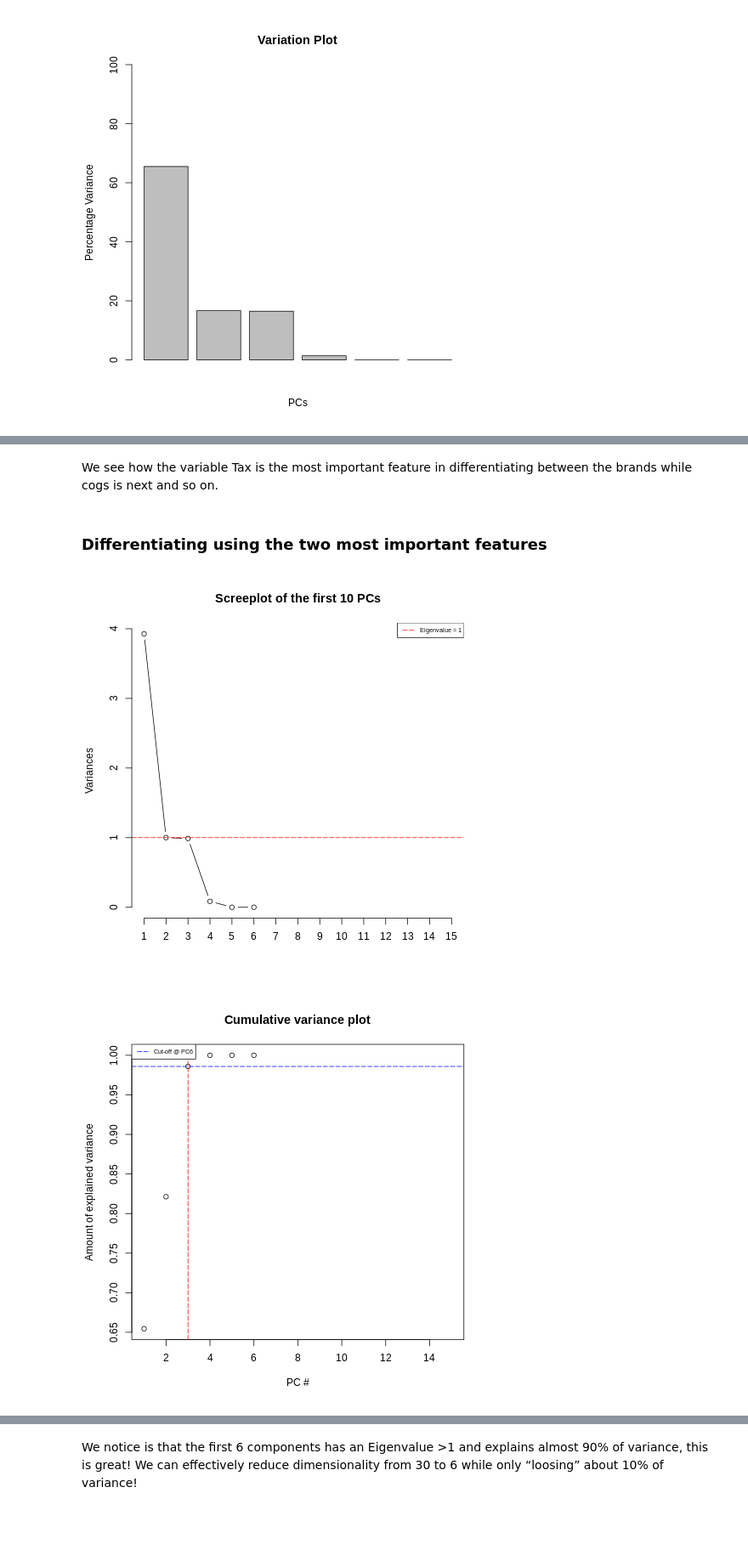
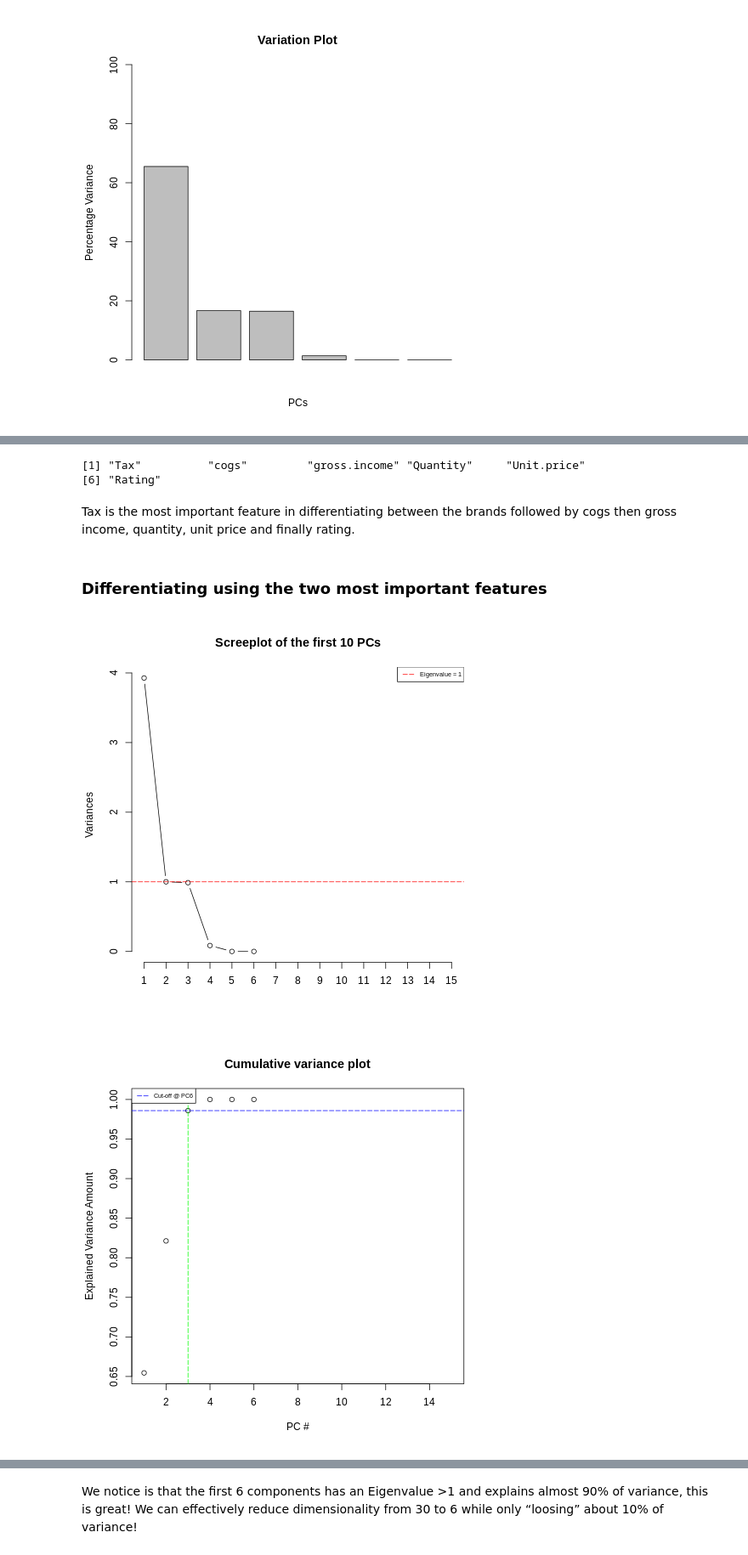
Before and after one commit to veronica1013/marketing_analysis_carrefour_kenya, a Jupyter notebook: Moringa_Data_Science_Core_Module3_W3_Independent_Project_2021_10_Veronica_Isiaho.ipynb, the cells around one changed output, grey strips where cells are left out. Shown at 85% size. Cells and saved outputs as stored; diff of their text form; code cells hidden in the pictures; blank space fills up the shorter version.

```diff
--- a/Moringa_Data_Science_Core_Module3_W3_Independent_Project_2021_10_Veronica_Isiaho.ipynb
+++ b/Moringa_Data_Science_Core_Module3_W3_Independent_Project_2021_10_Veronica_Isiaho.ipynb
@@ -668,12 +668,12 @@ tail(market)
 # %%
 %%R
 
-# Apply the pca function
-pca_scaled <- prcomp(market, center = TRUE, scale. = TRUE)
+# Apply the PCA function
+pca_appl <- prcomp(market, center = TRUE, scale. = TRUE)
 
 # Show the variables in the class "prcomp"
 
-summary(pca_scaled)
+summary(pca_appl)
 # %% [output]
 Importance of components:
                           PC1    PC2    PC3    PC4       PC5       PC6
@@ -744,22 +731,32 @@ names(PC1_scores_ordered)
+# %%
+%%R
+# Use Rotation
+PC1 <- pca_appl$rotation[,1]
+PC1_scores <- abs(PC1)
+PC1_scores_ordered <- sort(PC1_scores, decreasing = TRUE)
+names(PC1_scores_ordered)
+# %% [output]
+[1] "Tax"          "cogs"         "gross.income" "Quantity"     "Unit.price"
+[6] "Rating"
 # %% [markdown]
-We see how the variable Tax  is the most important feature in differentiating between the brands while cogs is next and so on.
+Tax  is the most important feature in differentiating between the brands followed by cogs then gross income, quantity, unit price and finally rating.
 # %% [markdown]
 ### Differentiating  using the two most important features
 # %%
 %%R
-#Finding the potimal number of PCA's to using using the variance
-screeplot(pca_scaled, type = "l", npcs = 15, main = "Screeplot of the first 10 PCs")
+# Find the optimal number of PCA's to using using the variance
+screeplot(pca_appl, type = "l", npcs = 15, main = "Screeplot of the first 10 PCs")
 abline(h = 1, col="red", lty=5)
 legend("topright", legend=c("Eigenvalue = 1"),
        col=c("red"), lty=5, cex=0.6)
 
-cumpro <- cumsum(pca_scaled$sdev^2 / sum(pca_scaled$sdev^2))
-plot(cumpro[0:15], xlab = "PC #", ylab = "Amount of explained variance", main = "Cumulative variance plot")
-abline(v = 3, col="red", lty=5)
+cumpro <- cumsum(pca_appl$sdev^2 / sum(pca_appl$sdev^2))
+plot(cumpro[0:15], xlab = "PC #", ylab = "Explained Variance Amount", main = "Cumulative variance plot")
+abline(v = 3, col="green", lty=5)
 abline(h = 0.9859, col="blue", lty=5)
 legend("topleft", legend=c("Cut-off @ PC6"),
        col=c("blue"), lty=5, cex=0.6)
 # %% [output]
 [figure]
-[figure, old version]
+[figure, new version]
 # %% [markdown]
```
Also changed, not shown: parts of 17 cells of this notebook.
